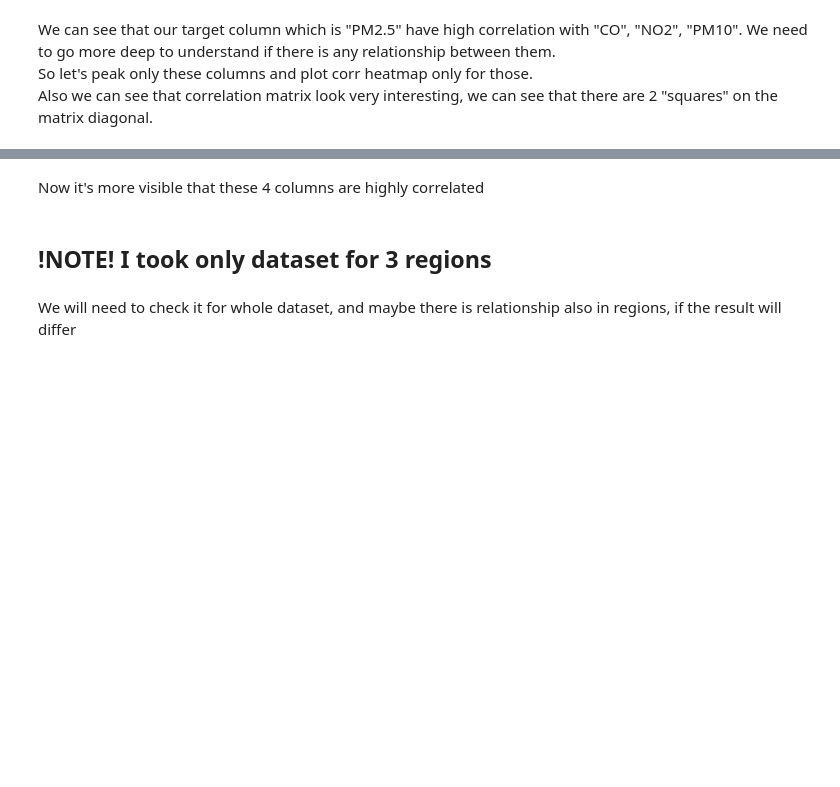
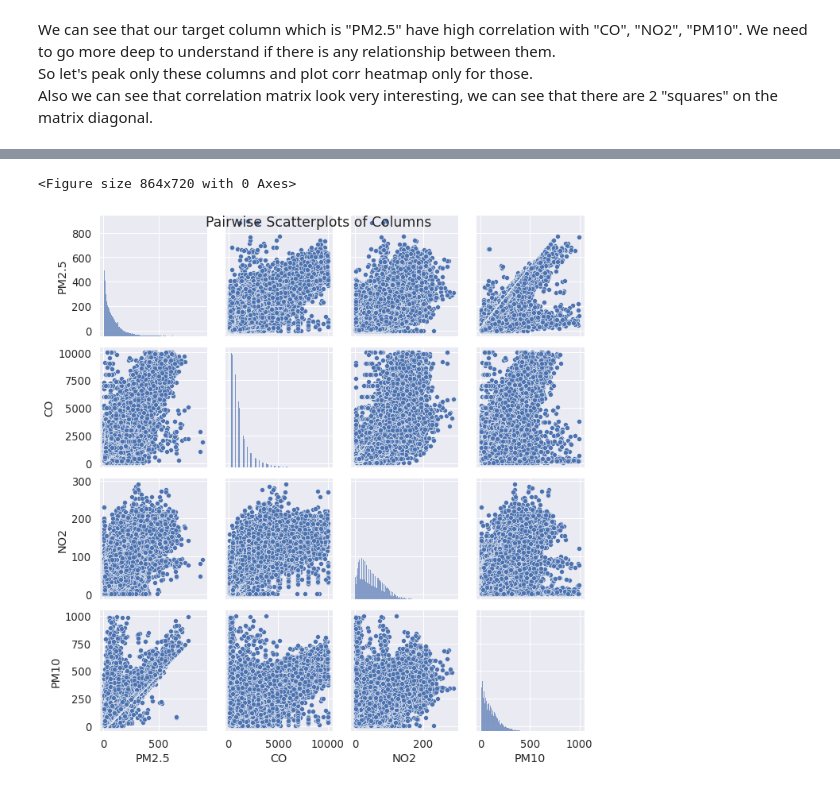
Before and after one commit to MariaHov/DATA245-Group5, a Jupyter notebook: project-draft.ipynb, the cells around one changed output, grey strips where cells are left out. Saved outputs shown, nothing was run; the diff lists cells and outputs as text; code cells hidden in the pictures; blank space fills up the shorter version.

```diff
--- a/project-draft.ipynb
+++ b/project-draft.ipynb
@@ -197,6 +168,9 @@ plt.show()
-# %% [markdown]
-Now it's more visible that these 4 columns are highly correlated
-# %% [markdown]
-## !NOTE! I took only dataset for 3 regions
-# %% [markdown]
-We will need to check it for whole dataset, and maybe there is relationship also in regions, if the result will differ
+# %%
+sns.set(font_scale=1.2) # set font scale for larger font
+plt.figure(figsize=(12,10))
+sns.pairplot(df, vars=['PM2.5', "CO", "NO2", "PM10"])
+plt.suptitle('Pairwise Scatterplots of Columns')
+plt.show()
+# %% [output]
+<Figure size 864x720 with 0 Axes>
+[figure, added]
```
Also changed, not shown: parts of 56 cells of this notebook.
